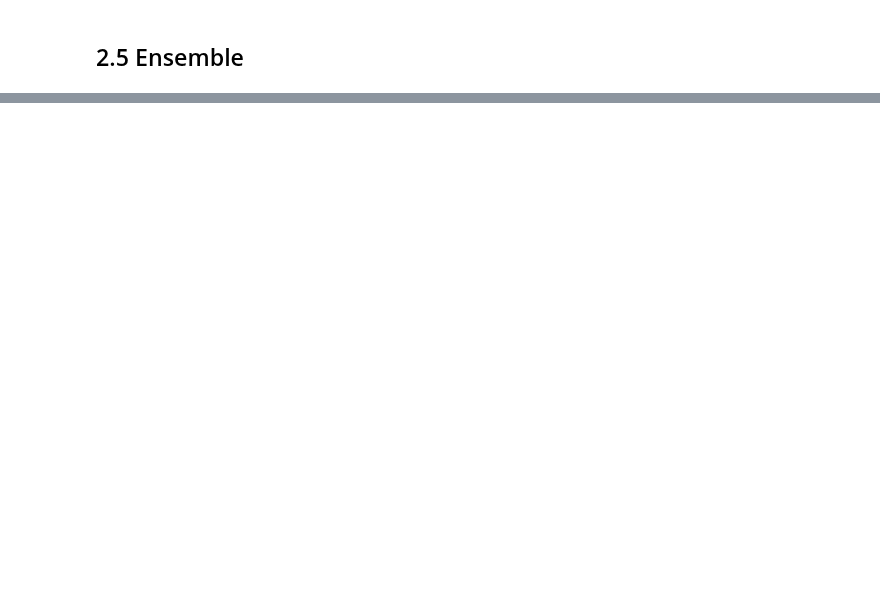
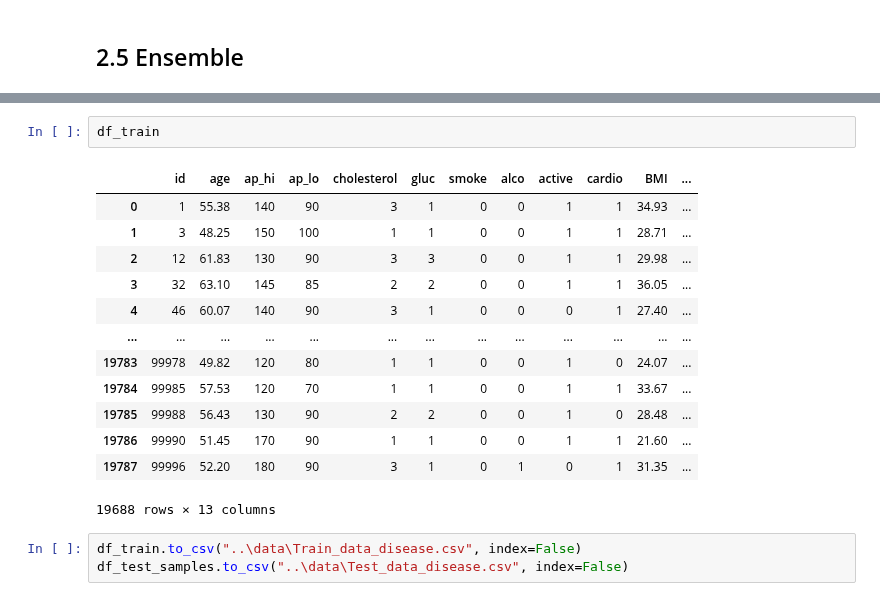
Before and after one commit to SCGlass/Machine-learning, a Jupyter notebook: Labb/Q2-Pt3_Ensemble_evaluation.ipynb, the cells around one changed output, grey strips where cells are left out. Drawn from its saved outputs; the diff is of its cells as text; blank space fills up the shorter version.

```diff
--- a/Labb/Q2-Pt3_Ensemble_evaluation.ipynb
+++ b/Labb/Q2-Pt3_Ensemble_evaluation.ipynb
@@ -78,0 +140,19 @@ ConfusionMatrixDisplay(cm).plot()
+# %%
+df_train
+# %% [output]
+|  | id | age | ap_hi | ap_lo | cholesterol | gluc | smoke | alco | active | cardio | BMI | ... |
+| 0 | 1 | 55.38 | 140 | 90 | 3 | 1 | 0 | 0 | 1 | 1 | 34.93 | ... |
+| 1 | 3 | 48.25 | 150 | 100 | 1 | 1 | 0 | 0 | 1 | 1 | 28.71 | ... |
+| 2 | 12 | 61.83 | 130 | 90 | 3 | 3 | 0 | 0 | 1 | 1 | 29.98 | ... |
+| 3 | 32 | 63.10 | 145 | 85 | 2 | 2 | 0 | 0 | 1 | 1 | 36.05 | ... |
+| 4 | 46 | 60.07 | 140 | 90 | 3 | 1 | 0 | 0 | 0 | 1 | 27.40 | ... |
+| ... | ... | ... | ... | ... | ... | ... | ... | ... | ... | ... | ... | ... |
+| 19783 | 99978 | 49.82 | 120 | 80 | 1 | 1 | 0 | 0 | 1 | 0 | 24.07 | ... |
+| 19784 | 99985 | 57.53 | 120 | 70 | 1 | 1 | 0 | 0 | 1 | 1 | 33.67 | ... |
+| 19785 | 99988 | 56.43 | 130 | 90 | 2 | 2 | 0 | 0 | 1 | 0 | 28.48 | ... |
+| 19786 | 99990 | 51.45 | 170 | 90 | 1 | 1 | 0 | 0 | 1 | 1 | 21.60 | ... |
+| 19787 | 99996 | 52.20 | 180 | 90 | 3 | 1 | 0 | 1 | 0 | 1 | 31.35 | ... |
+19688 rows × 13 columns
+# %%
+df_train.to_csv("..\data\Train_data_disease.csv", index=False)
+df_test_samples.to_csv("..\data\Test_data_disease.csv", index=False)
```
Also changed, not shown: parts of 11 cells of this notebook, 2 other files.
